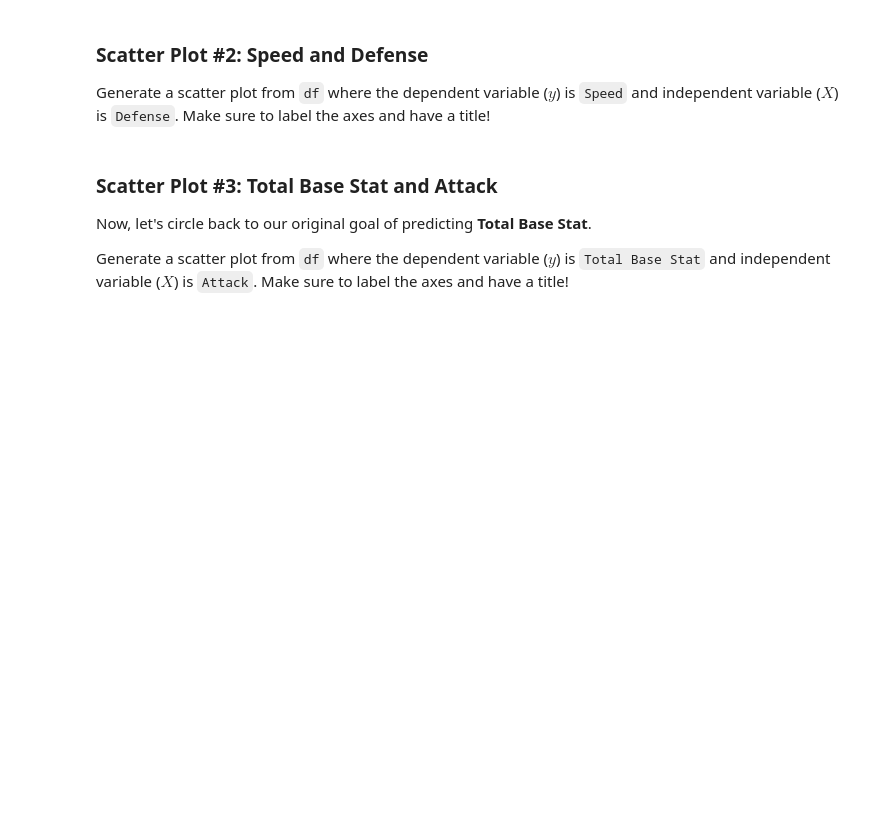
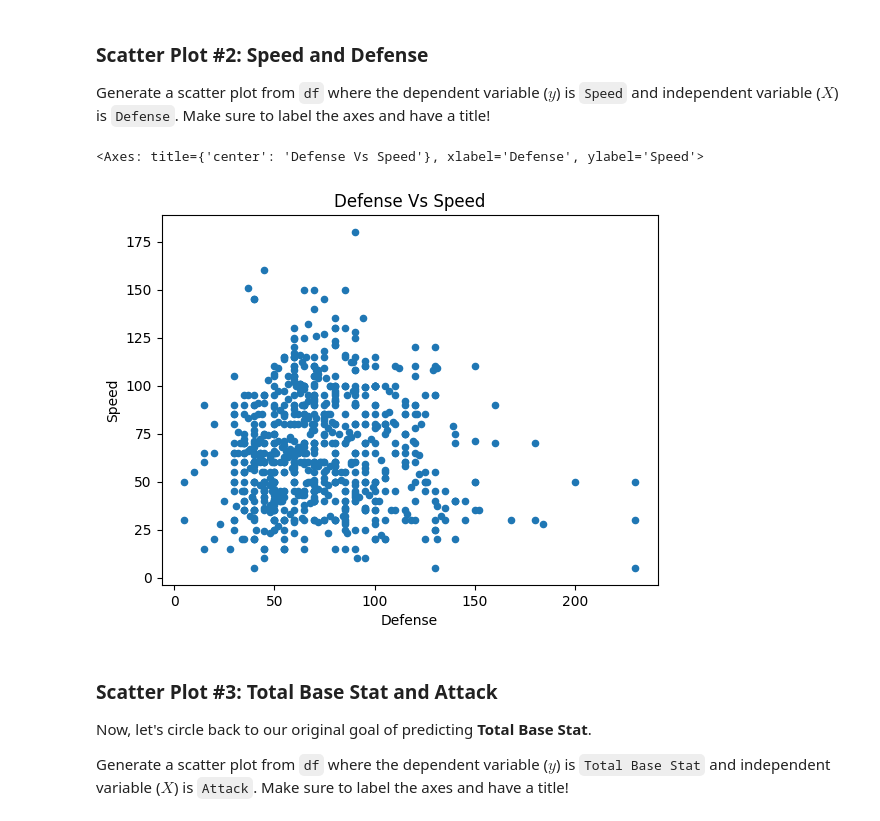
Before and after one commit to JoshuaMorales1245/Personal-Projects, a Jupyter notebook: lab_regression/lab_regression.ipynb, the cells around one changed output. Cells and saved outputs as stored; diff of their text form; code cells hidden in the pictures; blank space fills up the shorter version.

```diff
--- a/lab_regression/lab_regression.ipynb
+++ b/lab_regression/lab_regression.ipynb
@@ -135,3 +181,8 @@ Generate a scatter plot from `df` where the dependent variable ($y$) is `Speed`
+# %%
+df.plot.scatter(x = "Defense", y = "Speed", title = "Defense Vs Speed")
+# %% [output]
+<Axes: title={'center': 'Defense Vs Speed'}, xlabel='Defense', ylabel='Speed'>
+[figure, added]
 # %% [markdown]
 ### Scatter Plot #3: Total Base Stat and Attack
 Now, let's circle back to our original goal of predicting **Total Base Stat**.
```
Also changed, not shown: parts of 38 cells of this notebook.
